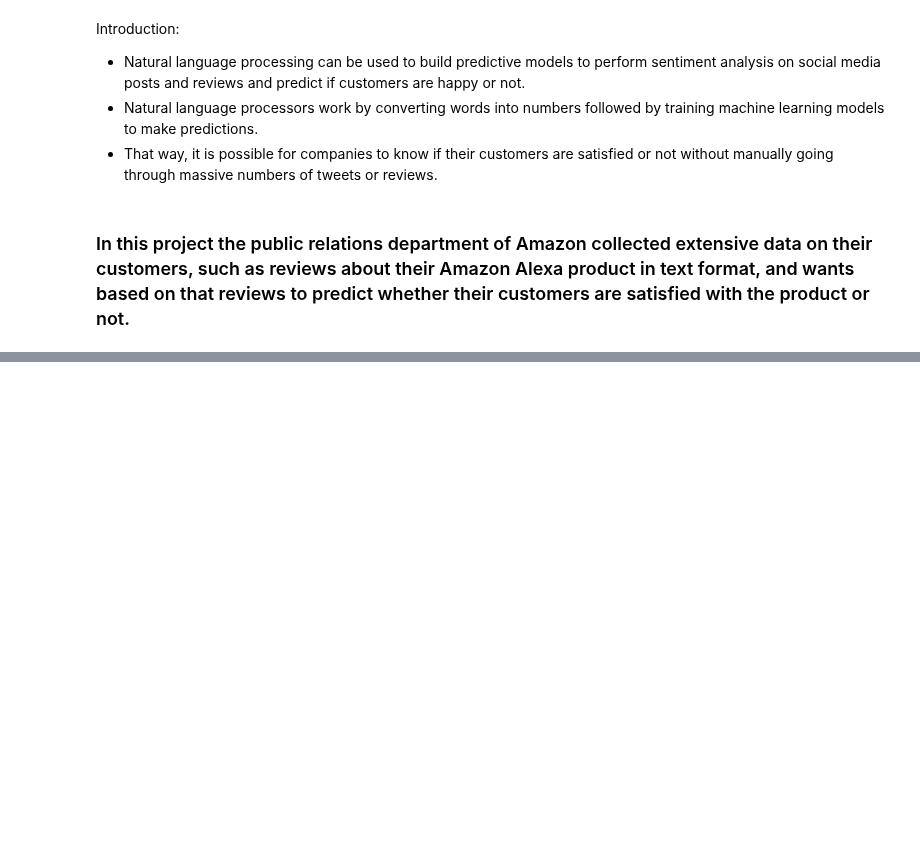
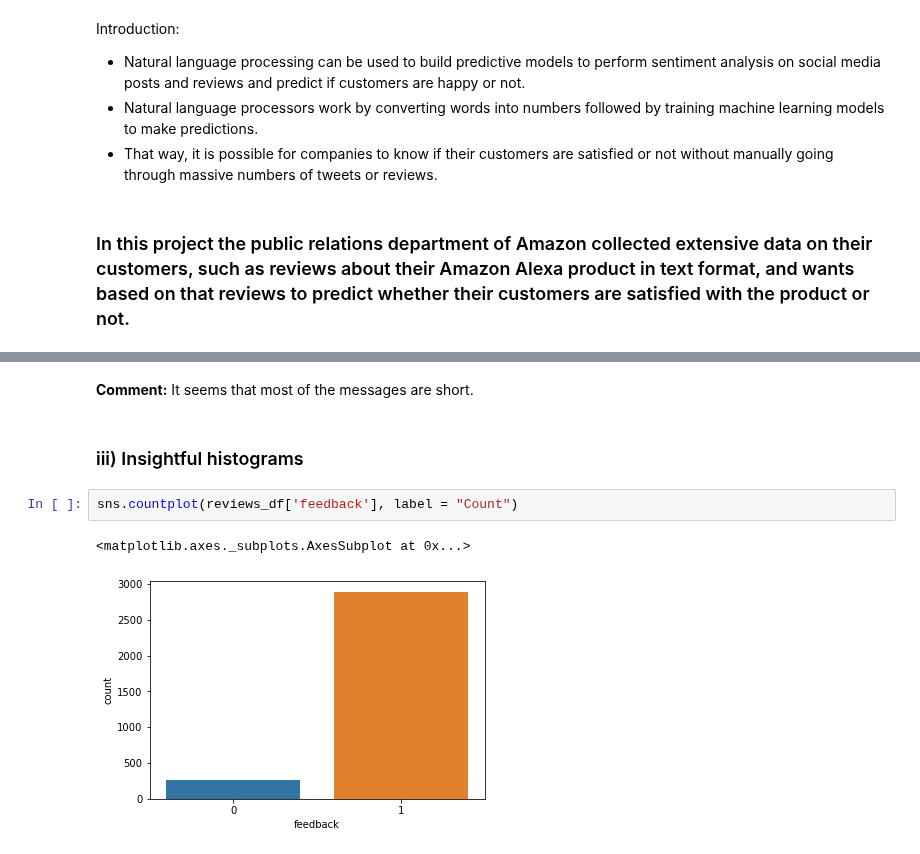
Before and after one commit to Panostam/Sentiment_Analysis_Project_Using_NLP, a Jupyter notebook: NLP_Project.ipynb, the cells around one changed output, grey strips where cells are left out. Cells and saved outputs as stored; diff of their text form; blank space fills up the shorter version.

```diff
--- a/NLP_Project.ipynb
+++ b/NLP_Project.ipynb
@@ -15,0 +87,9 @@ This dataset consists of a nearly 3000 Amazon customer reviews (input text), sta
+# %% [markdown]
+**Comment:** It seems that most of the messages are short.
+# %% [markdown]
+### iii) Insightful histograms
+# %%
+sns.countplot(reviews_df['feedback'], label = "Count")
+# %% [output]
+<matplotlib.axes._subplots.AxesSubplot at 0x...>
+[figure, added]
```
Also changed, not shown: parts of 22 cells of this notebook.
